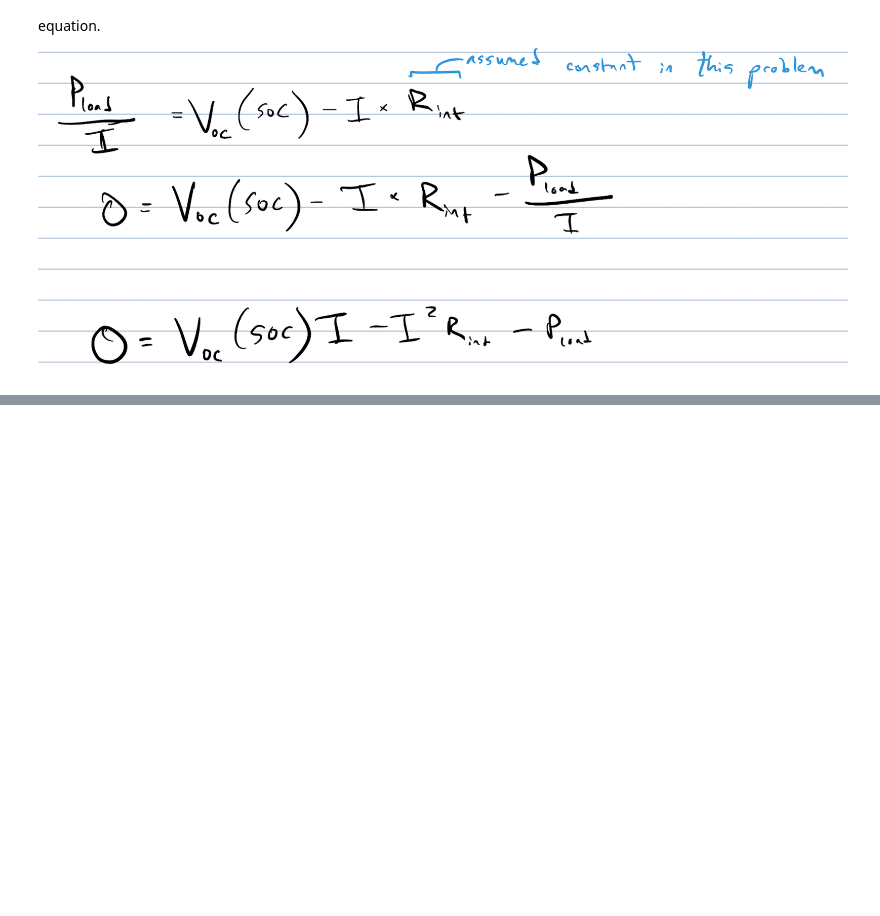
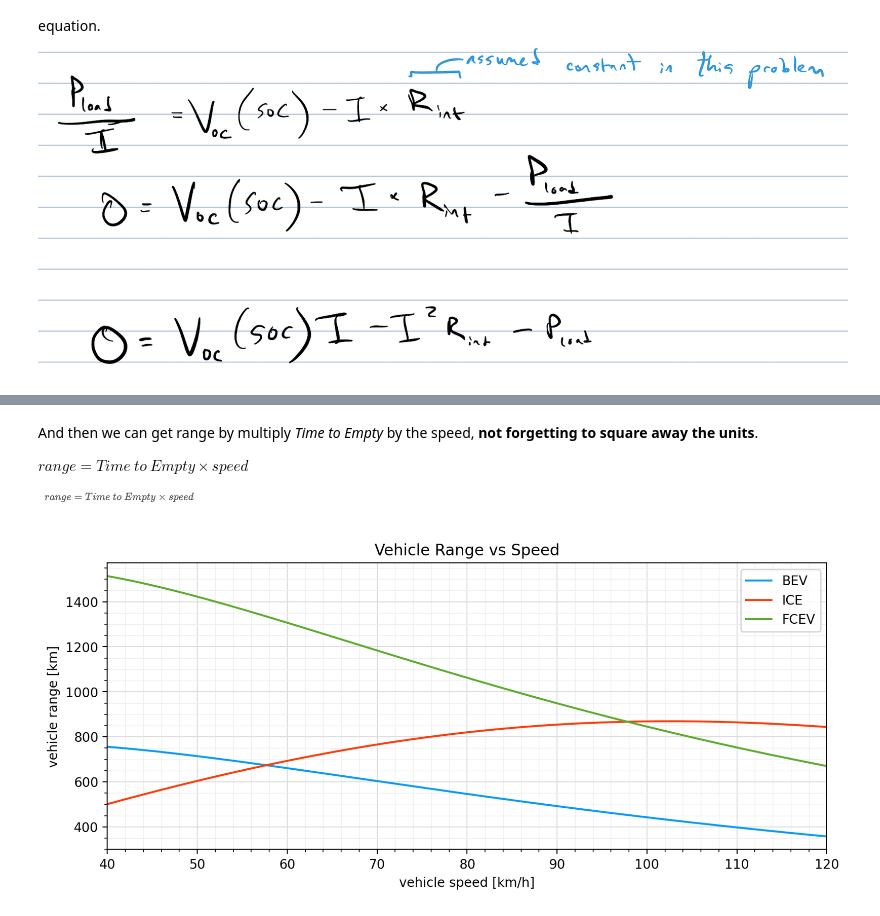
Before and after one commit to davvidbaker/aes-hw-s24, a Jupyter notebook: transportation/hw3.ipynb, the cells around one changed output, grey strips where cells are left out. Drawn from its saved outputs; the diff is of its cells as text; code cells hidden in the pictures; blank space fills up the shorter version.

```diff
--- a/transportation/hw3.ipynb
+++ b/transportation/hw3.ipynb
@@ -936,0 +932,53 @@ Text(0.5, 1.0, 'Vehicle Range vs Speed')
+# %% [markdown]
+And then we can get range by multiply *Time to Empty* by the speed, **not forgetting to square away the units**.
+
+$
+range = Time\ to\ Empty \times speed
+$
+
+![image.png](attachment:image.png)
+# %%
+power_fcev = np.array([max(arr) / 60 for arr in vehicle_fcev["E_fuel"]])
+asr = 0.3
+v_0 = 0.9
+n_cell = 400
+A_cell = 500
+eta_BOP = 0.92
+eta_motor = 0.9
+M_h2 = 0.002016
+F = 96_485.33
+tank_size = 6
+epsilon = 0.8
+
+fcev_ranges = []
+# p in kw
+for idx, p in enumerate(power_fcev):
+    current_density = np.min(
+        np.roots(
+            [
+                -asr * A_cell * n_cell / (eta_BOP * eta_motor),
+                v_0 * A_cell * n_cell / (eta_BOP * eta_motor),
+                -p * 1000,
+            ]
+        )
+    )
+    m_dot = current_density * A_cell * n_cell * M_h2 / (2 * F * epsilon)
+
+    time_to_empty_in_sec = tank_size / m_dot
+    time_to_empty_in_hours = time_to_empty_in_sec / (60 * 60)
+    rng = speeds[idx] * time_to_empty_in_hours
+    fcev_ranges = [*fcev_ranges, rng]
+# %%
+fig, ax = plt.subplots(figsize=(10, 4))
+
+ax.plot(speeds, bev_ranges, label="BEV", color=bev_color)
+ax.plot(speeds, ice_range, label="ICE", color=ice_color)
+ax.plot(speeds, fcev_ranges, label="FCEV", color=fcev_color)
+nice_grid(ax)
+ax.set_xlabel("vehicle speed [km/h]")
+ax.set_ylabel("vehicle range [km]")
+ax.set_xlim(40, 120)
+ax.legend()
+ax.set_title("Vehicle Range vs Speed");
+# %% [output]
+[figure, added]
```
Also changed, not shown: parts of 13 cells of this notebook, 1 other file.
